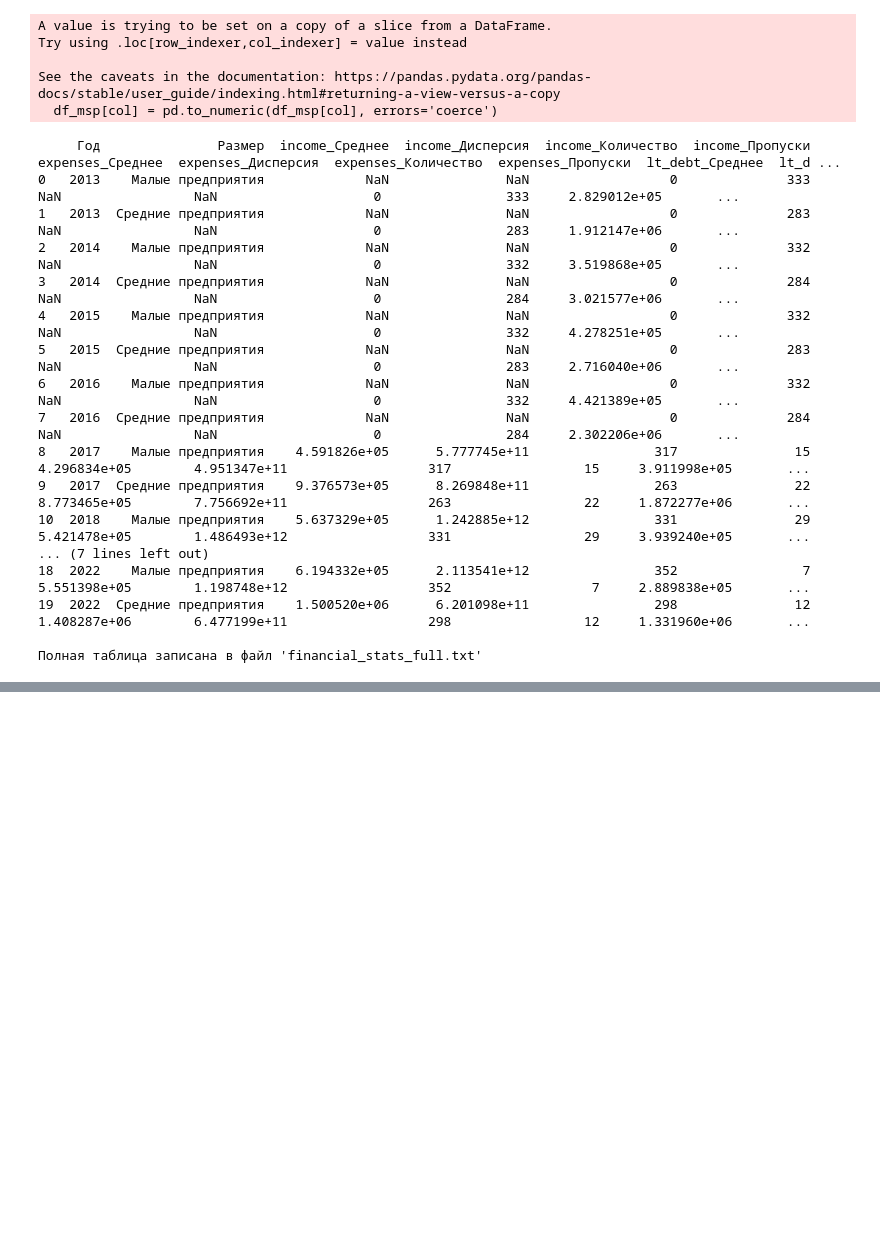
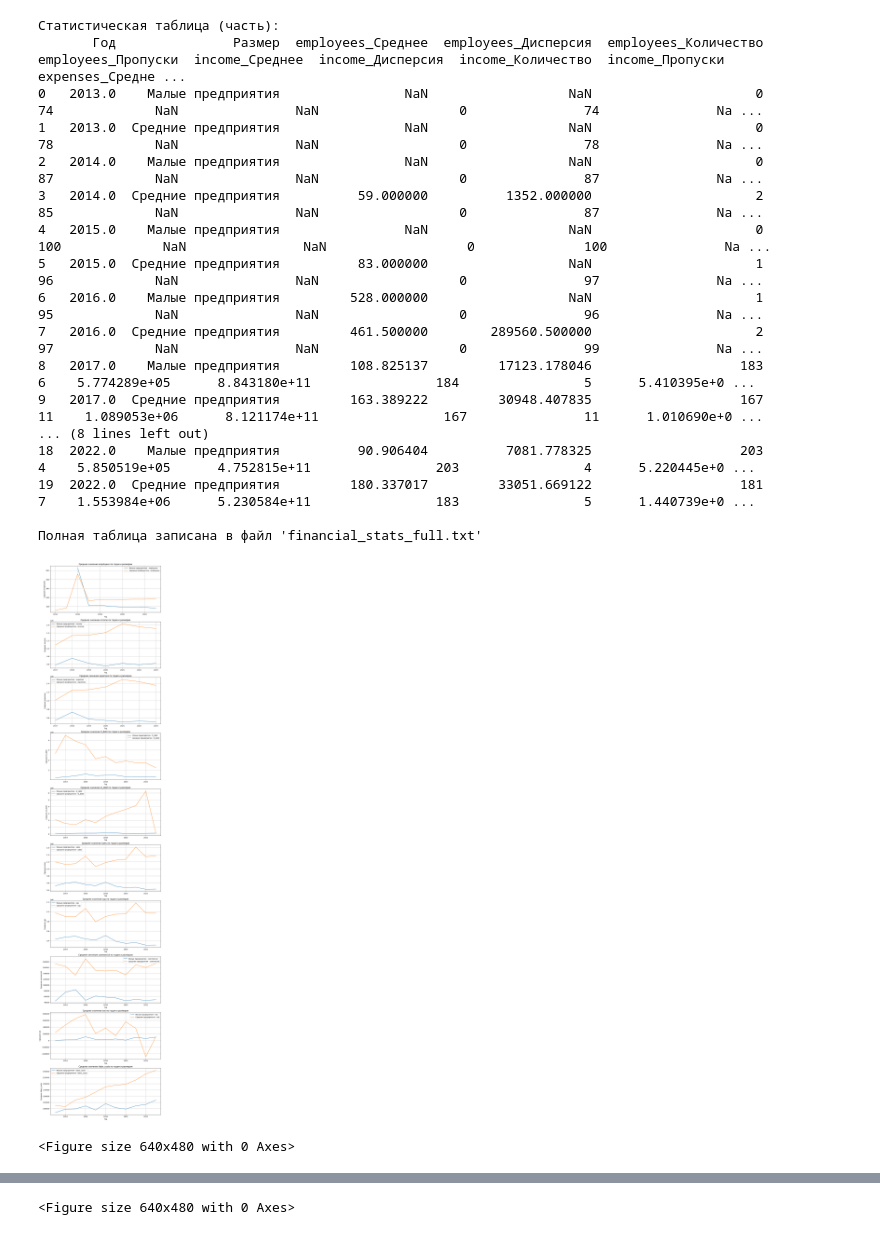
Before and after one commit to PaveLuchkov/MSP, a Jupyter notebook: Cleaning.ipynb, the cells around one changed output, grey strips where cells are left out. Drawn from its saved outputs; the diff is of its cells as text; code cells hidden in the pictures; blank space fills up the shorter version.

```diff
--- a/Cleaning.ipynb
+++ b/Cleaning.ipynb
@@ -73,0 +18,11 @@ Index(['1С Акционерное общество', '1С:Автоматиза
+# %%
+# Удаление строк, где отсутствуют все финансовые данные
+cleaned_df = df.dropna(thresh=len(financial_data.columns) - 6, subset=financial_data.columns)
+
+# Сортировка данных по году для каждой компании
+cleaned_df = cleaned_df.sort_values(by=["Компания", "year"])
+
+# Сохранение очищенного датасета
+cleaned_df.to_csv("cleaned_dataset.csv", index=False)
+
+print(f"Удалено {len(df) - len(cleaned_df)} строк, где отсутствовали финансовые данные.")
@@ -222,6 +239,7 @@ for i, col in enumerate(financial_columns):
 
     ax.set_title(f'Среднее значение {col} по годам и размерам')
     ax.set_xlabel('Год')
+    plt.figure()
     ax.set_ylabel(f'Среднее {col}')
     ax.legend()
     ax.grid(True)
@@ -233,22 +255,19 @@ plt.show()
-A value is trying to be set on a copy of a slice from a DataFrame.
-Try using .loc[row_indexer,col_indexer] = value instead
+Статистическая таблица (часть):
+       Год               Размер  employees_Среднее  employees_Дисперсия  employees_Количество  employees_Пропуски  income_Среднее  income_Дисперсия  income_Количество  income_Пропуски  expenses_Средне ...
+0   2013.0    Малые предприятия                NaN                  NaN                     0                  74             NaN               NaN                  0               74               Na ...
+1   2013.0  Средние предприятия                NaN                  NaN                     0                  78             NaN               NaN                  0               78               Na ...
+2   2014.0    Малые предприятия                NaN                  NaN                     0                  87             NaN               NaN                  0               87               Na ...
+3   2014.0  Средние предприятия          59.000000          1352.000000                     2                  85             NaN               NaN                  0               87               Na ...
+4   2015.0    Малые предприятия                NaN                  NaN                     0                 100             NaN               NaN                  0              100               Na ...
+5   2015.0  Средние предприятия          83.000000                  NaN                     1                  96             NaN               NaN                  0               97               Na ...
+6   2016.0    Малые предприятия         528.000000                  NaN                     1                  95             NaN               NaN                  0               96               Na ...
+7   2016.0  Средние предприятия         461.500000        289560.500000                     2                  97             NaN               NaN                  0               99               Na ...
+8   2017.0    Малые предприятия         108.825137         17123.178046                   183                   6    5.774289e+05      8.843180e+11                184                5      5.410395e+0 ...
+9   2017.0  Средние предприятия         163.389222         30948.407835                   167                  11    1.089053e+06      8.121174e+11                167               11      1.010690e+0 ...
+... (8 lines left out)
+18  2022.0    Малые предприятия          90.906404          7081.778325                   203                   4    5.850519e+05      4.752815e+11                203                4      5.220445e+0 ...
+19  2022.0  Средние предприятия         180.337017         33051.669122                   181                   7    1.553984e+06      5.230584e+11                183                5      1.440739e+0 ...
 
-See the caveats in the documentation: https://pandas.pydata.org/pandas-docs/stable/user_guide/indexing.html#returning-a-view-versus-a-copy
-  df_msp[col] = pd.to_numeric(df_msp[col], errors='coerce')
+Полная таблица записана в файл 'financial_stats_full.txt'
+[figure, new version]
-     Год               Размер  income_Среднее  income_Дисперсия  income_Количество  income_Пропуски  expenses_Среднее  expenses_Дисперсия  expenses_Количество  expenses_Пропуски  lt_debt_Среднее  lt_d ...
-0   2013    Малые предприятия             NaN               NaN                  0              333               NaN                 NaN                    0                333     2.829012e+05       ...
-1   2013  Средние предприятия             NaN               NaN                  0              283               NaN                 NaN                    0                283     1.912147e+06       ...
-2   2014    Малые предприятия             NaN               NaN                  0              332               NaN                 NaN                    0                332     3.519868e+05       ...
-3   2014  Средние предприятия             NaN               NaN                  0              284               NaN                 NaN                    0                284     3.021577e+06       ...
-4   2015    Малые предприятия             NaN               NaN                  0              332               NaN                 NaN                    0                332     4.278251e+05       ...
-5   2015  Средние предприятия             NaN               NaN                  0              283               NaN                 NaN                    0                283     2.716040e+06       ...
-6   2016    Малые предприятия             NaN               NaN                  0              332               NaN                 NaN                    0                332     4.421389e+05       ...
-7   2016  Средние предприятия             NaN               NaN                  0              284               NaN                 NaN                    0                284     2.302206e+06       ...
-8   2017    Малые предприятия    4.591826e+05      5.777745e+11                317               15      4.296834e+05        4.951347e+11                  317                 15     3.911998e+05       ...
-9   2017  Средние предприятия    9.376573e+05      8.269848e+11                263               22      8.773465e+05        7.756692e+11                  263                 22     1.872277e+06       ...
-10  2018    Малые предприятия    5.637329e+05      1.242885e+12                331               29      5.421478e+05        1.486493e+12                  331                 29     3.939240e+05       ...
-... (7 lines left out)
-18  2022    Малые предприятия    6.194332e+05      2.113541e+12                352                7      5.551398e+05        1.198748e+12                  352                  7     2.889838e+05       ...
-19  2022  Средние предприятия    1.500520e+06      6.201098e+11                298               12      1.408287e+06        6.477199e+11                  298                 12     1.331960e+06       ...
-
-Полная таблица записана в файл 'financial_stats_full.txt'
+<Figure size 640x480 with 0 Axes>
@@ -255,0 +274 @@ See the caveats in the documentation: https://pandas.pydata.org/pandas-docs/stab
+<Figure size 640x480 with 0 Axes>
```
Also changed, not shown: parts of 31 cells of this notebook, 9 other files.
